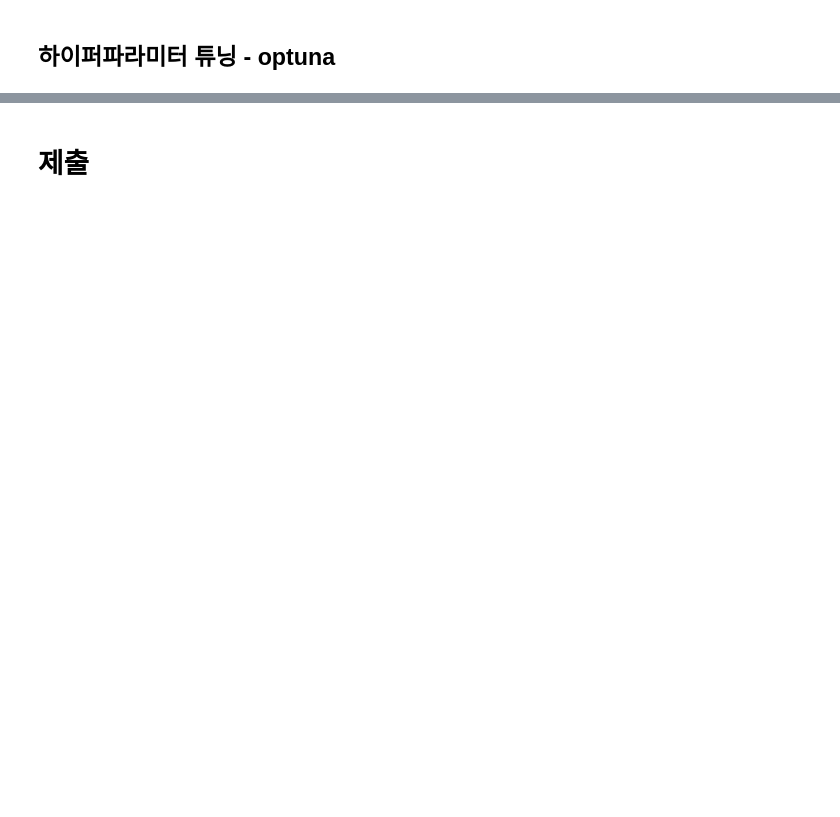
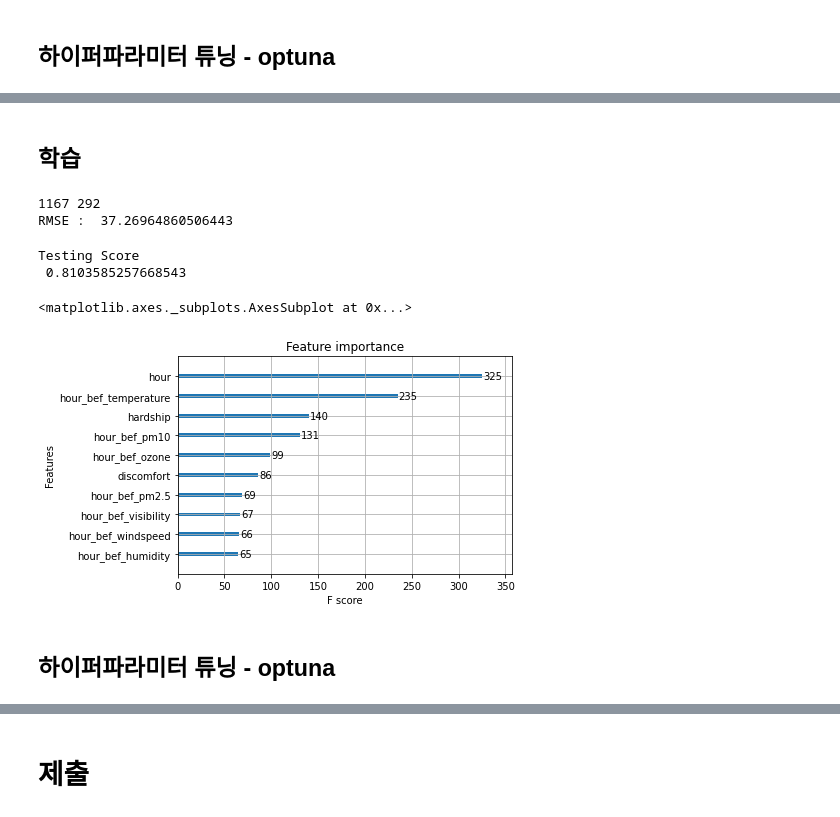
Before and after one commit to Sunnnyyy16/Dacon_study, a Jupyter notebook: bike/seoul_bike.ipynb, the cells around one changed output, grey strips where cells are left out. Cells and saved outputs as stored; diff of their text form; code cells hidden in the pictures; blank space fills up the shorter version.

```diff
--- a/bike/seoul_bike.ipynb
+++ b/bike/seoul_bike.ipynb
@@ -425,0 +454,9 @@ Testing Score
+# %%
+# 상관관계가 낮게 나온 hour_bef_precipitation 빼기
+X = train.drop(['id','count','hour_bef_precipitation'],axis=1)
+y = train['count']
+# %%
+from sklearn.model_selection import train_test_split
+train_x, val_x, train_y, val_y = train_test_split(X,y,test_size=.2, random_state=42)
+# %% [markdown]
+## 학습
@@ -425,0 +477,25 @@ Testing Score
+# %%
+xgb_reg = XGBRegressor(objective='reg:squarederror',n_estimators=200, random_state=42, eval_set=[val_x,val_y])
+
+print(len(train_x), len(val_x))
+xgb_reg.fit(train_x, train_y)
+pred = xgb_reg.predict(val_x)
+mse= mean_squared_error(val_y,pred)
+rmse= mse**(1/2)
+
+print("RMSE : ", rmse)
+# %% [output]
+1167 292
+RMSE :  37.26964860506443
+# %%
+Model(xgb_reg)
+# %% [output]
+Testing Score
+ 0.8103585257668543
+# %%
+xgb.plot_importance(xgb_reg)
+# %% [output]
+<matplotlib.axes._subplots.AxesSubplot at 0x...>
+[figure, added]
+# %% [markdown]
+## 하이퍼파라미터 튜닝 - optuna
```
Also changed, not shown: parts of 38 cells of this notebook.
